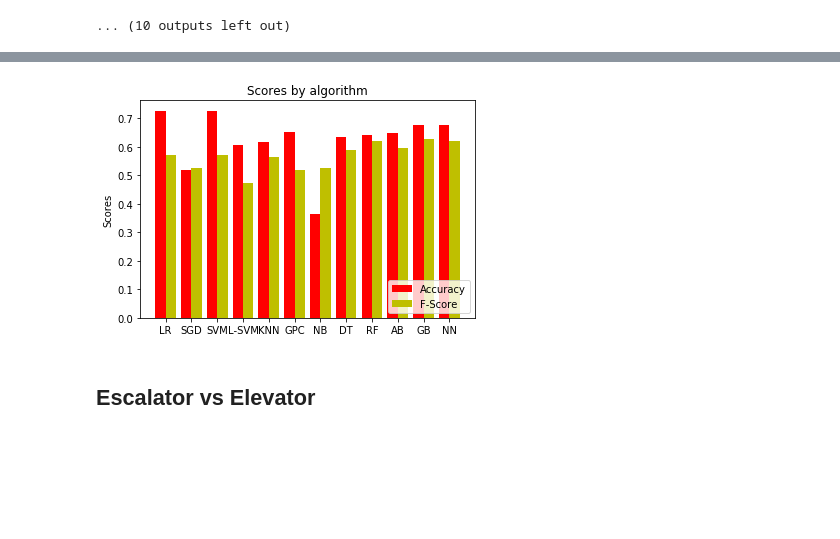
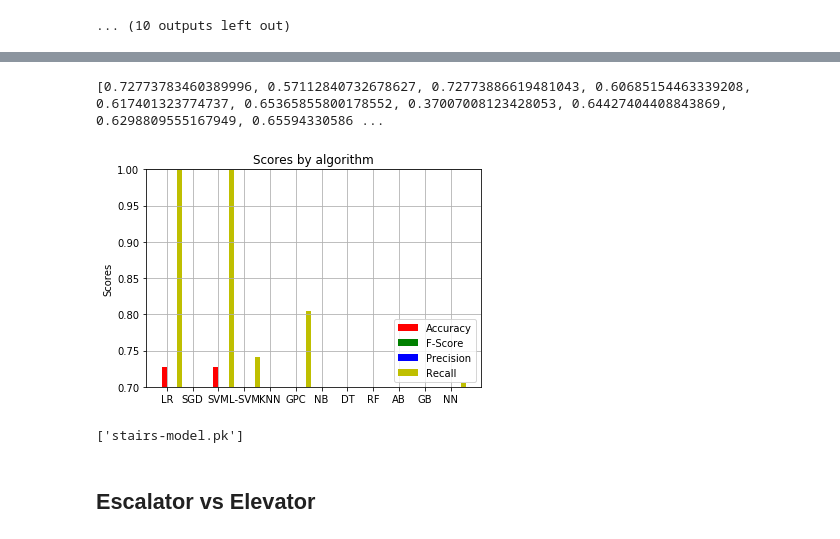
Before and after one commit to nithishr/activity_recognition, a Jupyter notebook: Stairs_Escalator_Elevator_Classification_v1.ipynb, the cells around one changed output, grey strips where cells are left out. Drawn from its saved outputs; the diff is of its cells as text; code cells hidden in the pictures; blank space fills up the shorter version.

Commit message:
save models

```diff
--- a/Stairs_Escalator_Elevator_Classification_v1.ipynb
+++ b/Stairs_Escalator_Elevator_Classification_v1.ipynb
@@ -154,7 +107,7 @@ def create_vertical_v1_dataset(s_frame, m_frame):
     s_features_array = s_frame.as_matrix(columns=s_frame.columns)
     m_features_array = m_frame.as_matrix(columns=m_frame.columns)
     X = np.concatenate([s_features_array, m_features_array])
-    Y = X[:,8]
+    Y = X[:,10]
     X = X[:,:7]
     return X, Y
 # %%
@@ -260,4 +226,9 @@ print(avg_acc, avg_f)
+# %%
+avg_acc, avg_f, l_list, avg_p_list, avg_r_list = evaluate_stratified_ml_algorithms(X, Y)
+print(avg_acc, avg_f, avg_p_list, avg_r_list)
+# %% [output]
+[0.72773783460389996, 0.57112840732678627, 0.72773886619481043, 0.60685154463339208, 0.617401323774737, 0.65365855800178552, 0.37007008123428053, 0.64427404408843869, 0.6298809555167949, 0.65594330586 ...
 # %%
-plot_performance(avg_acc, avg_f, l_list)
+plot_performance_all(avg_acc, avg_f, l_list, avg_p_list, avg_r_list)
 # %% [output]
-[figure, old version]
+[figure, new version]
@@ -264,3 +239,7 @@ plot_performance(avg_acc, avg_f, l_list)
+# %%
+joblib.dump(clf,'stairs-model.pk')
+# %% [output]
+['stairs-model.pk']
 # %% [markdown]
 ## Escalator vs Elevator
 # %%
```
Also changed, not shown: parts of 14 cells of this notebook.
